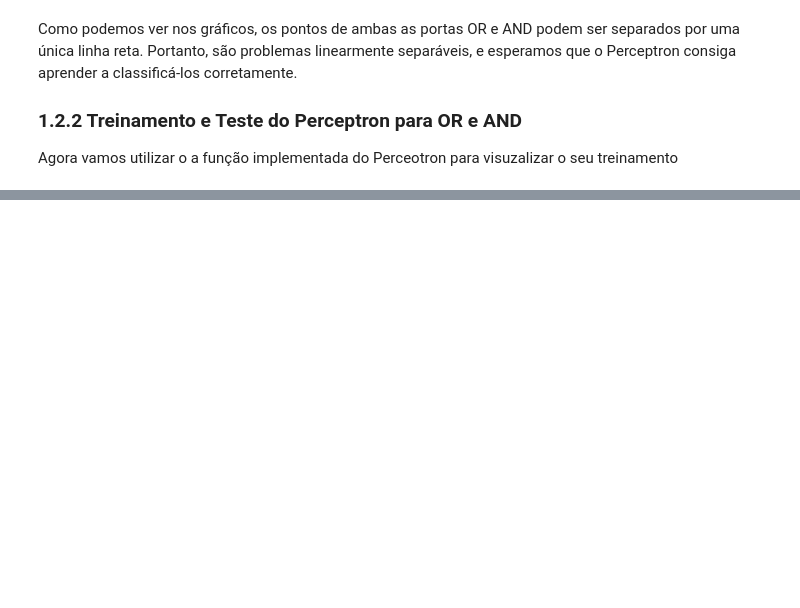
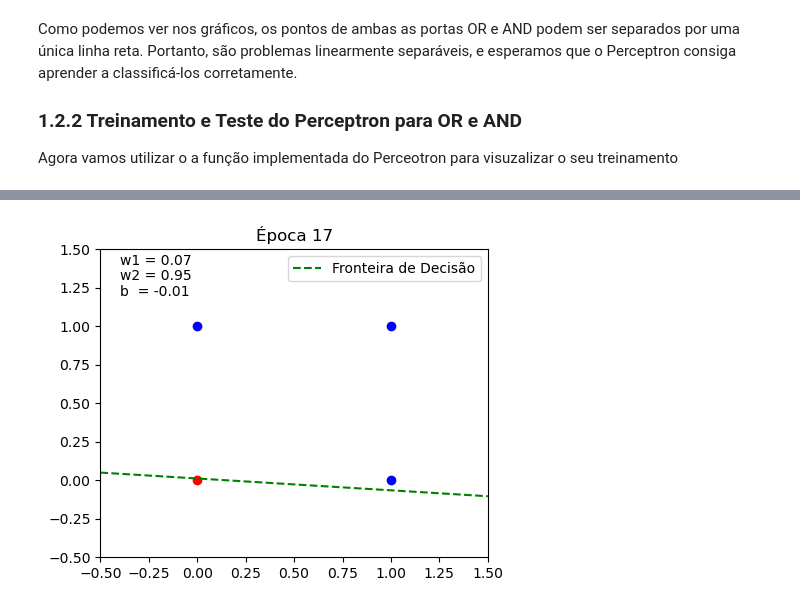
Before and after one commit to jgbmarques/G_JOAO_GABRIEL_BARROS_MARQUES_PERCEPTON, a Jupyter notebook: Codigo/perceptron.ipynb, the cells around one changed output, grey strips where cells are left out. Saved outputs shown, nothing was run; the diff lists cells and outputs as text; code cells hidden in the pictures; blank space fills up the shorter version.

```diff
--- a/Codigo/perceptron.ipynb
+++ b/Codigo/perceptron.ipynb
@@ -206,7 +212,11 @@ A função de ativação degrau unitário é crucial no Perceptron, pois transfo
 **Implementação:**
 # %%
 def funcao_degrau(u):
-    """ Função de ativação degrau unitário """
+    """
+    Função de ativação degrau unitário
+    Parâmetros:
+        u : Produto escalar da do vetor de entradas com os pesos
+    """
     return 1 if u >= 0 else 0
 
 # Exemplo
@@ -234,7 +244,12 @@ Para treinar o Perceptron, precisamos de uma forma de medir o quão errada foi a
 **Implementação:**
 # %%
 def calcular_erro_absoluto(y_desejado, y_predito):
-         """ Calcula o erro absoluto simples. """
+         """
+         Calcula o erro absoluto simples.
+         Parâmetros:
+            y_desejado : Rótulo verdadeiro
+            y_predito : Rótulos predito
+         """
          return y_desejado - y_predito
 # %% [markdown]
 ### d. Regra de Atualização dos Pesos e Bias (Regra de Aprendizado do Perceptron)
@@ -485,0 +519,51 @@ Bias Treinado (b): -0.599898998972326
+# %%
+from IPython.display import clear_output
+import time
+
+def plot_fronteira_decisao(W_por_epoca, b_por_epoca, X, y, intervalo=0.5):
+    """
+    Anima a evolução da fronteira de decisão usando os pesos e bias por época.
+
+    Parâmetros:
+        - W_por_epoca: lista de vetores de pesos por época
+        - b_por_epoca: lista de bias por época
+        - X, y: dados de entrada e classes
+        - intervalo: tempo entre os frames da animação (em segundos)
+    """
+    for epoca in range(len(W_por_epoca)):
+        clear_output(wait=True)
+
+        W = W_por_epoca[epoca]
+        b = b_por_epoca[epoca]
+
+        plt.figure(figsize=(5,4))
+
+        # Plotar os pontos (classe 0 = vermelho, classe 1 = azul)
+        for i, (x_pt, label) in enumerate(zip(X, y)):
+            cor = 'ro' if label == 0 else 'bo'
+            plt.plot(x_pt[0], x_pt[1], cor)
+
+        # Gerar reta da fronteira de decisão (se w2 != 0)
+        x_vals = np.linspace(-0.5, 1.5, 50)
+        if abs(W[1]) > 1e-9:
+            y_vals = -(b + W[0]*x_vals) / W[1]
+            plt.plot(x_vals, y_vals, 'g--', label="Fronteira de Decisão")
+
+        # Ajustes de exibição
+        plt.xlim(-0.5, 1.5)
+        plt.ylim(-0.5, 1.5)
+
+        # Exibir valores atuais de w1, w2, b
+        plt.text(0.05, 0.95, f"w1 = {W[0]:.2f}", transform=plt.gca().transAxes)
+        plt.text(0.05, 0.90, f"w2 = {W[1]:.2f}", transform=plt.gca().transAxes)
+        plt.text(0.05, 0.85, f"b  = {b:.2f}",  transform=plt.gca().transAxes)
+
+        plt.title(f"Época {epoca+1}")
+        plt.legend()
+        plt.show()
+
+        time.sleep(intervalo)
+
+plot_fronteira_decisao(W_or,b_or,X_or,y_or)
+# %% [output]
+[figure, added]
```
Also changed, not shown: parts of 4 cells of this notebook.
